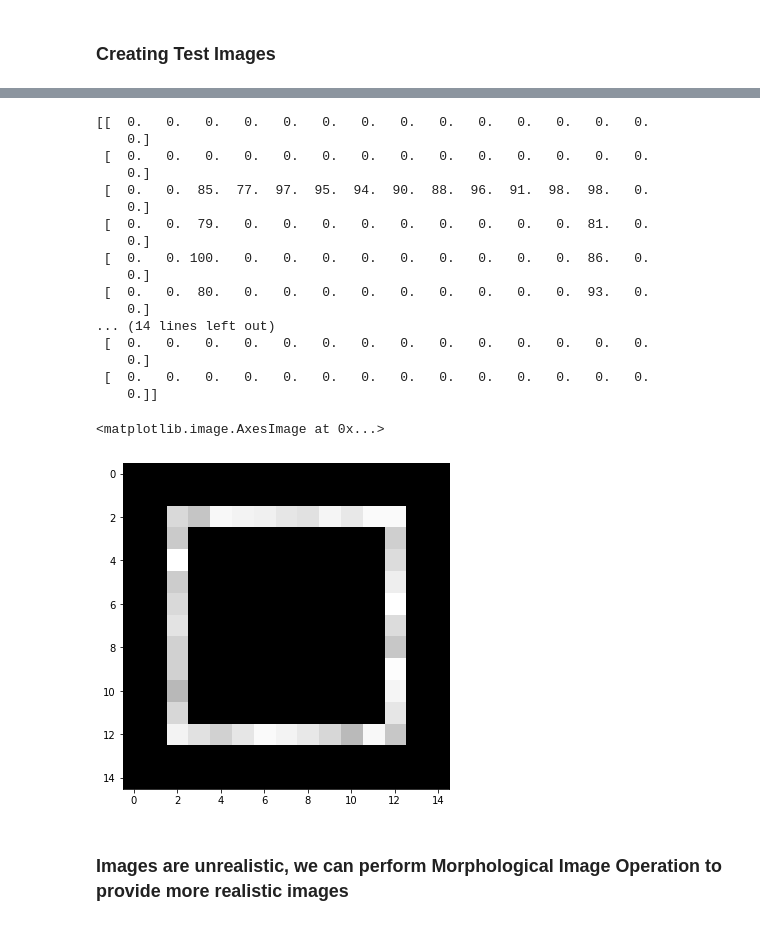
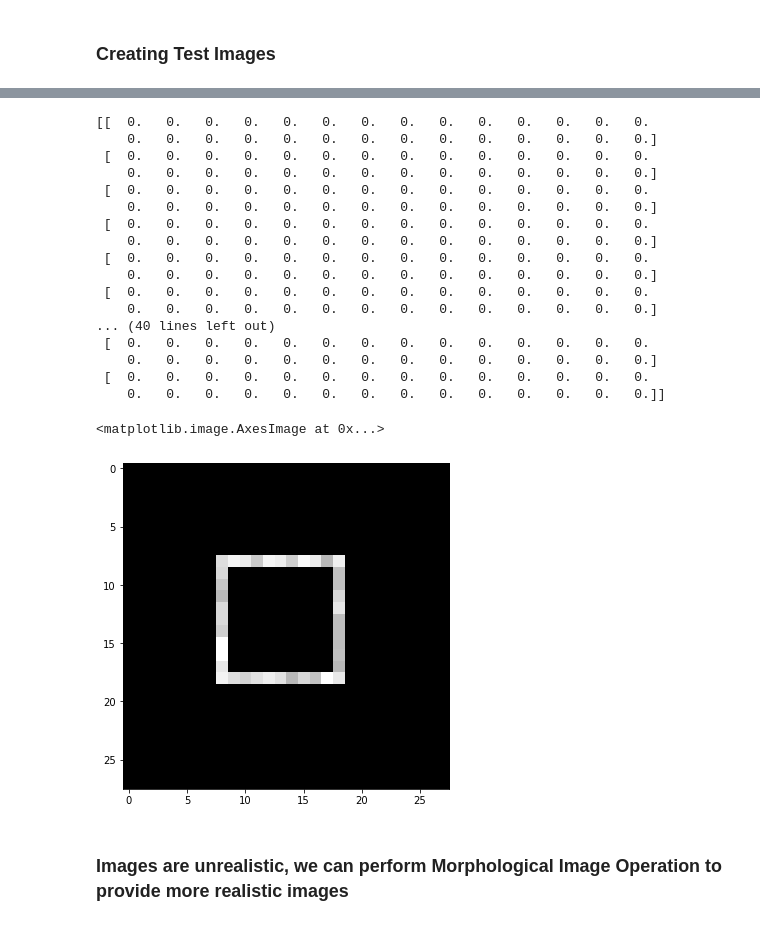
Before and after one commit to PatrickDabkowski/Classifier_Model, a Jupyter notebook: Image Classifier Visualization and Documentation.ipynb, the cells around one changed output, grey strips where cells are left out. Drawn from its saved outputs; the diff is of its cells as text; code cells hidden in the pictures.

```diff
--- a/Image Classifier Visualization and Documentation.ipynb
+++ b/Image Classifier Visualization and Documentation.ipynb
@@ -46,32 +46,32 @@ plt.imshow(img_one, cmap='gray')
 # %%
-img_not_one = np.zeros([15, 15])
-img_not_one [ 2:12, 2:3] = 100 - np.random.randint(30, size=(10, 1))
-img_not_one [ 2:12, 12:13] = 100 - np.random.randint(30, size=(10, 1))
-img_not_one [ 2:3, 2:13] = 100 - np.random.randint(30, size=(1, 11))
-img_not_one [ 12:13, 2:13] = 100 - np.random.randint(30, size=(1, 11))
+img_not_one = np.zeros([28, 28])
+img_not_one [ 8:18, 8:9] = 100 - np.random.randint(30, size=(10, 1))
+img_not_one [ 8:18, 18:19] = 100 - np.random.randint(30, size=(10, 1))
+img_not_one [ 8:9, 8:19] = 100 - np.random.randint(30, size=(1, 11))
+img_not_one [ 18:19, 8:19] = 100 - np.random.randint(30, size=(1, 11))
 print(img_not_one)
 plt.figure('object', figsize=(10,6))
 plt.imshow(img_not_one , cmap='gray')
 # %% [output]
 [[  0.   0.   0.   0.   0.   0.   0.   0.   0.   0.   0.   0.   0.   0.
-    0.]
+    0.   0.   0.   0.   0.   0.   0.   0.   0.   0.   0.   0.   0.   0.]
  [  0.   0.   0.   0.   0.   0.   0.   0.   0.   0.   0.   0.   0.   0.
-    0.]
- [  0.   0.  85.  77.  97.  95.  94.  90.  88.  96.  91.  98.  98.   0.
-    0.]
- [  0.   0.  79.   0.   0.   0.   0.   0.   0.   0.   0.   0.  81.   0.
-    0.]
- [  0.   0. 100.   0.   0.   0.   0.   0.   0.   0.   0.   0.  86.   0.
-    0.]
- [  0.   0.  80.   0.   0.   0.   0.   0.   0.   0.   0.   0.  93.   0.
-    0.]
-... (14 lines left out)
+    0.   0.   0.   0.   0.   0.   0.   0.   0.   0.   0.   0.   0.   0.]
  [  0.   0.   0.   0.   0.   0.   0.   0.   0.   0.   0.   0.   0.   0.
-    0.]
+    0.   0.   0.   0.   0.   0.   0.   0.   0.   0.   0.   0.   0.   0.]
  [  0.   0.   0.   0.   0.   0.   0.   0.   0.   0.   0.   0.   0.   0.
-    0.]]
+    0.   0.   0.   0.   0.   0.   0.   0.   0.   0.   0.   0.   0.   0.]
+ [  0.   0.   0.   0.   0.   0.   0.   0.   0.   0.   0.   0.   0.   0.
+    0.   0.   0.   0.   0.   0.   0.   0.   0.   0.   0.   0.   0.   0.]
+ [  0.   0.   0.   0.   0.   0.   0.   0.   0.   0.   0.   0.   0.   0.
+    0.   0.   0.   0.   0.   0.   0.   0.   0.   0.   0.   0.   0.   0.]
+... (40 lines left out)
+ [  0.   0.   0.   0.   0.   0.   0.   0.   0.   0.   0.   0.   0.   0.
+    0.   0.   0.   0.   0.   0.   0.   0.   0.   0.   0.   0.   0.   0.]
+ [  0.   0.   0.   0.   0.   0.   0.   0.   0.   0.   0.   0.   0.   0.
+    0.   0.   0.   0.   0.   0.   0.   0.   0.   0.   0.   0.   0.   0.]]
 <matplotlib.image.AxesImage at 0x...>
-[figure, old version]
+[figure, new version]
 # %% [markdown]
 ### Images are unrealistic, we can perform Morphological Image Operation to provide more realistic images
 # %% [markdown]
```
Also changed, not shown: parts of 18 cells of this notebook, 1 other file.
